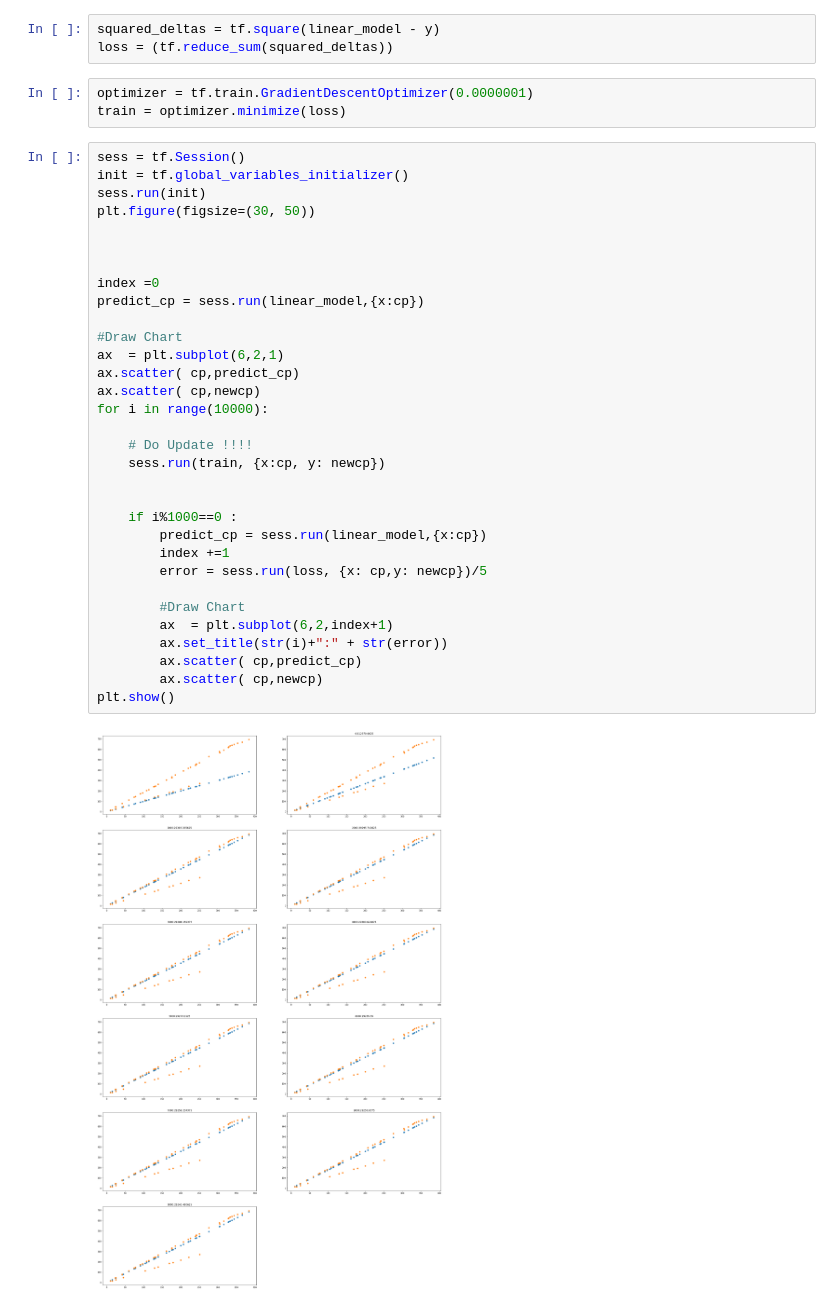
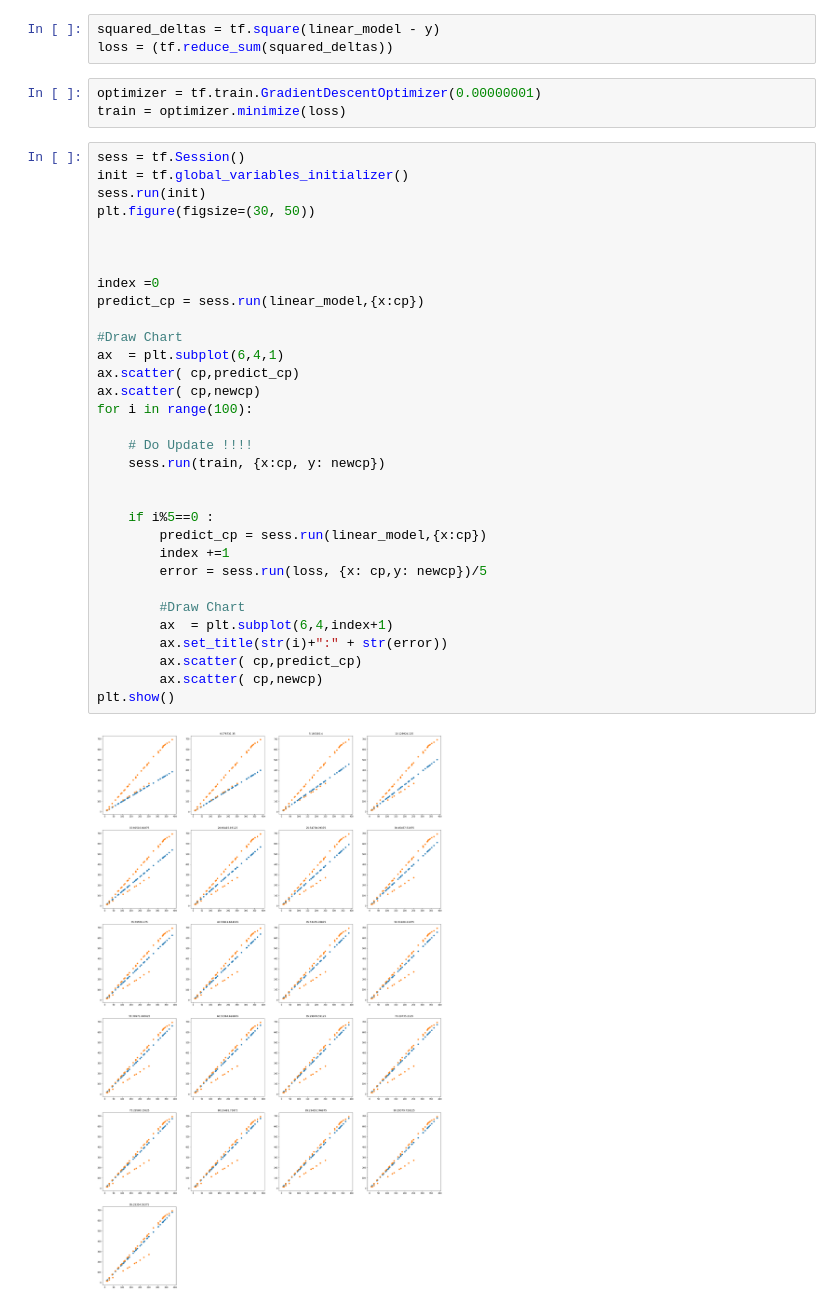
Before and after one commit to kenttw/deeplearning_homework, a Jupyter notebook: GradientDescent-Tensorflow.ipynb, the cells around one changed output. Cells and saved outputs as stored; diff of their text form.

```diff
--- a/GradientDescent-Tensorflow.ipynb
+++ b/GradientDescent-Tensorflow.ipynb
@@ -41,39 +41,39 @@ linear_model = W*x + b
 squared_deltas = tf.square(linear_model - y)
 loss = (tf.reduce_sum(squared_deltas))
 # %%
-optimizer = tf.train.GradientDescentOptimizer(0.0000001)
+optimizer = tf.train.GradientDescentOptimizer(0.00000001)
 train = optimizer.minimize(loss)
 # %%
 sess = tf.Session()
 init = tf.global_variables_initializer()
 sess.run(init)
 plt.figure(figsize=(30, 50))
 
 
 
 index =0
 predict_cp = sess.run(linear_model,{x:cp})
 
 #Draw Chart
-ax  = plt.subplot(6,2,1)
+ax  = plt.subplot(6,4,1)
 ax.scatter( cp,predict_cp)
 ax.scatter( cp,newcp)
-for i in range(10000):
+for i in range(100):
 
     # Do Update !!!!
     sess.run(train, {x:cp, y: newcp})
 
 
-    if i%1000==0 :
+    if i%5==0 :
         predict_cp = sess.run(linear_model,{x:cp})
         index +=1
         error = sess.run(loss, {x: cp,y: newcp})/5
 
         #Draw Chart
-        ax  = plt.subplot(6,2,index+1)
+        ax  = plt.subplot(6,4,index+1)
         ax.set_title(str(i)+":" + str(error))
         ax.scatter( cp,predict_cp)
         ax.scatter( cp,newcp)
 plt.show()
 # %% [output]
-[figure, old version]
+[figure, new version]
```
Also changed, not shown: parts of 1 cell of this notebook.
